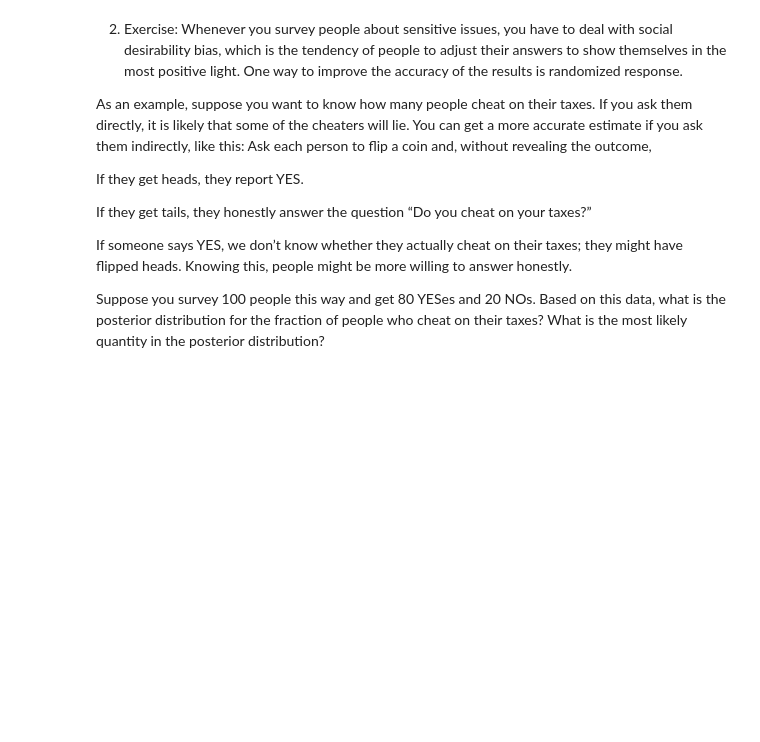
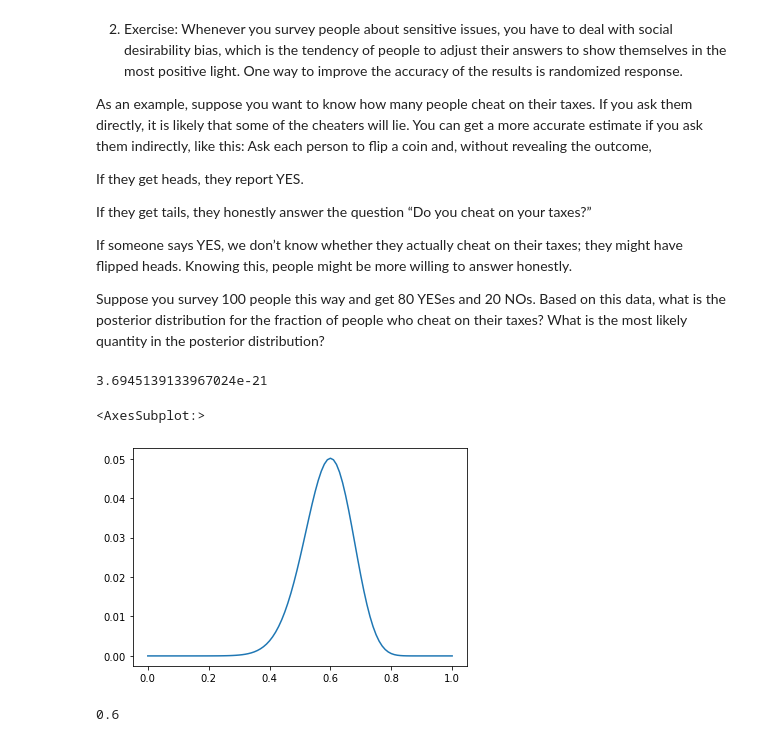
Before and after one commit to MCPahl/ThinkBayes2_workthrough, a Jupyter notebook: 04_Estimating_Proportions/04_Estimating_Proportions.ipynb, the cells around one changed output. Cells and saved outputs as stored; diff of their text form; code cells hidden in the pictures; blank space fills up the shorter version.

```diff
--- a/04_Estimating_Proportions/04_Estimating_Proportions.ipynb
+++ b/04_Estimating_Proportions/04_Estimating_Proportions.ipynb
@@ -231,13 +231,36 @@ If someone says YES, we don’t know whether they actually cheat on their taxes;
 
 Suppose you survey 100 people this way and get 80 YESes and 20 NOs. Based on this data, what is the posterior distribution for the fraction of people who cheat on their taxes? What is the most likely quantity in the posterior distribution?
 # %%
-#build distribution
-hypos = np.linspace(0, 1, 101)
+#build distribution of random 0/1 results
+hypothesis = np.linspace(0, 1, 101)
 #assume uniform prior (people are equally as likely to cheat on taxes as not cheat)
 prior = Pmf(1, hypos)
 
 #We know that if they flip heads they'll lie
+#if c = actual number of cheaters then the number of yes, should be 0.5 + c/2 (0.5 from coin flip), while number of noes should be (1-c)/2
 likelihood = {
     'Y': 0.5 + hypos/2,
     'N': (1-hypos)/2
 }
+
+#Told in problem 80 yeses and 20 noes
+dataset = 'Y' * 80 + 'N' * 20
+posterior = prior.copy()
+
+#update posterior with data
+for data in dataset:
+    posterior *= likelihood[data]
+posterior.normalize()
+# %% [output]
+3.6945139133967024e-21
+# %%
+#Plot
+posterior.plot(label='80 YES, 20 NO')
+# %% [output]
+<AxesSubplot:>
+[figure, added]
+# %%
+#Expected value
+print(posterior.idxmax())
+# %% [output]
+0.6
```
Also changed, not shown: parts of 5 cells of this notebook.
